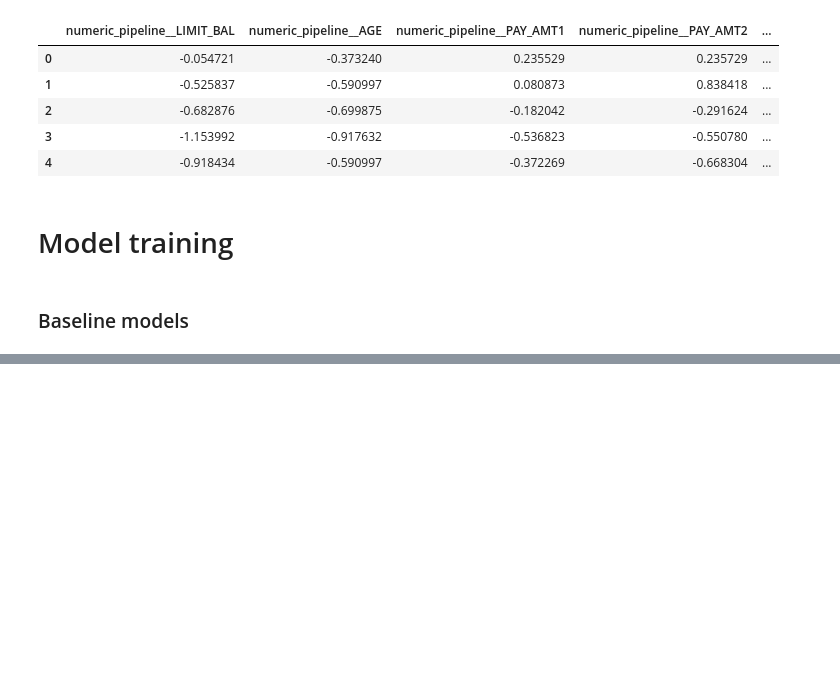
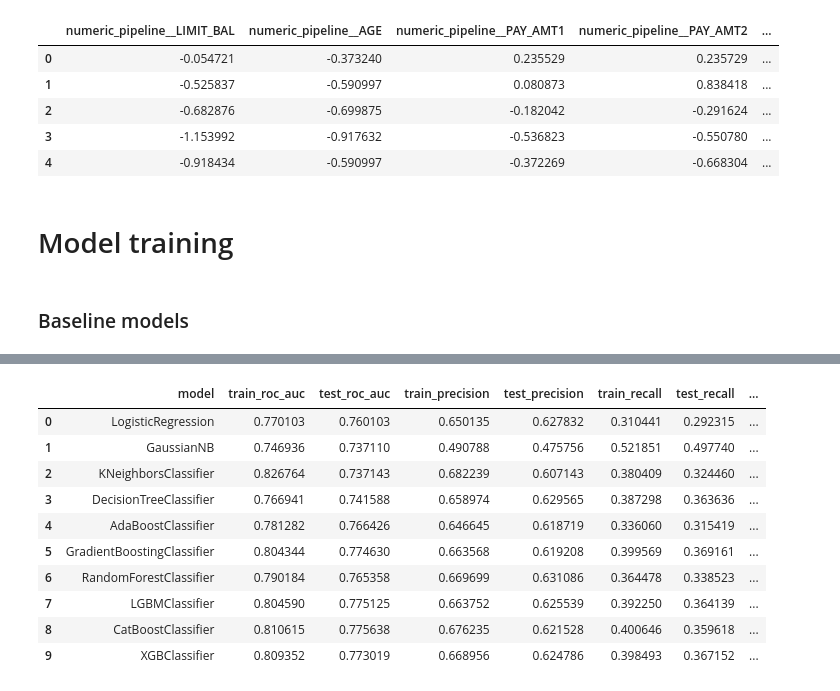
Before and after one commit to shaloy-lewis/credit-card-default-prediction, a Jupyter notebook: experiment/experiments.ipynb, the cells around one changed output, grey strips where cells are left out. Drawn from its saved outputs; the diff is of its cells as text; code cells hidden in the pictures; blank space fills up the shorter version.

```diff
--- a/experiment/experiments.ipynb
+++ b/experiment/experiments.ipynb
@@ -718,0 +761,35 @@ result_df
+# %%
+hyperparameter_tuned_result_df = pd.DataFrame(columns=result_df.columns)
+cv_method = StratifiedKFold(n_splits=3, shuffle=True, random_state=33)
+result_rows = []
+
+for model_name, (model, param_grid) in hyperparameter_tuned_models.items():
+    grid_search = GridSearchCV(estimator=model, param_grid=param_grid, cv=cv_method, scoring='roc_auc')
+    print('model: ', model_name)
+
+    grid_search.fit(X_train1, y_train)
+
+    best_params = grid_search.best_params_
+    print('best_params:\n', best_params)
+
+    best_model = grid_search.best_estimator_
+
+    y_train_pred=best_model.predict_proba(X_train1)[:, 1]
+    y_pred=best_model.predict_proba(X_test1)[:, 1]
+
+    roc_auc_train, recall_train, precision_train, f1_train=evaluate_model(y_train,y_train_pred)
+    roc_auc_test, recall_test, precision_test, f1_test=evaluate_model(y_test,y_pred)
+
+    result_rows.append({'model': model_name
+                        , 'train_roc_auc': roc_auc_train
+                        , 'test_roc_auc': roc_auc_test
+                        , 'train_precision': precision_train
+                        , 'test_precision': precision_test
+                        , 'train_recall': recall_train
+                        , 'test_recall': recall_test
+                        , 'train_f1': f1_train
+                        , 'test_f1': f1_test
+                        })
+    print('train_roc_auc: ', roc_auc_train)
+    print('test_roc_auc: ', roc_auc_test)
+    print('=='*30)
@@ -718,0 +814,16 @@ result_df
+# %%
+hyperparameter_tuned_result_df = pd.DataFrame(result_rows)
+# %%
+hyperparameter_tuned_result_df
+# %% [output]
+|  | model | train_roc_auc | test_roc_auc | train_precision | test_precision | train_recall | test_recall | ... |
+| 0 | LogisticRegression | 0.770103 | 0.760103 | 0.650135 | 0.627832 | 0.310441 | 0.292315 | ... |
+| 1 | GaussianNB | 0.746936 | 0.737110 | 0.490788 | 0.475756 | 0.521851 | 0.497740 | ... |
+| 2 | KNeighborsClassifier | 0.826764 | 0.737143 | 0.682239 | 0.607143 | 0.380409 | 0.324460 | ... |
+| 3 | DecisionTreeClassifier | 0.766941 | 0.741588 | 0.658974 | 0.629565 | 0.387298 | 0.363636 | ... |
+| 4 | AdaBoostClassifier | 0.781282 | 0.766426 | 0.646645 | 0.618719 | 0.336060 | 0.315419 | ... |
+| 5 | GradientBoostingClassifier | 0.804344 | 0.774630 | 0.663568 | 0.619208 | 0.399569 | 0.369161 | ... |
+| 6 | RandomForestClassifier | 0.790184 | 0.765358 | 0.669699 | 0.631086 | 0.364478 | 0.338523 | ... |
+| 7 | LGBMClassifier | 0.804590 | 0.775125 | 0.663752 | 0.625539 | 0.392250 | 0.364139 | ... |
+| 8 | CatBoostClassifier | 0.810615 | 0.775638 | 0.676235 | 0.621528 | 0.400646 | 0.359618 | ... |
+| 9 | XGBClassifier | 0.809352 | 0.773019 | 0.668956 | 0.624786 | 0.398493 | 0.367152 | ... |
```
Also changed, not shown: parts of 12 cells of this notebook, 4 other files.
